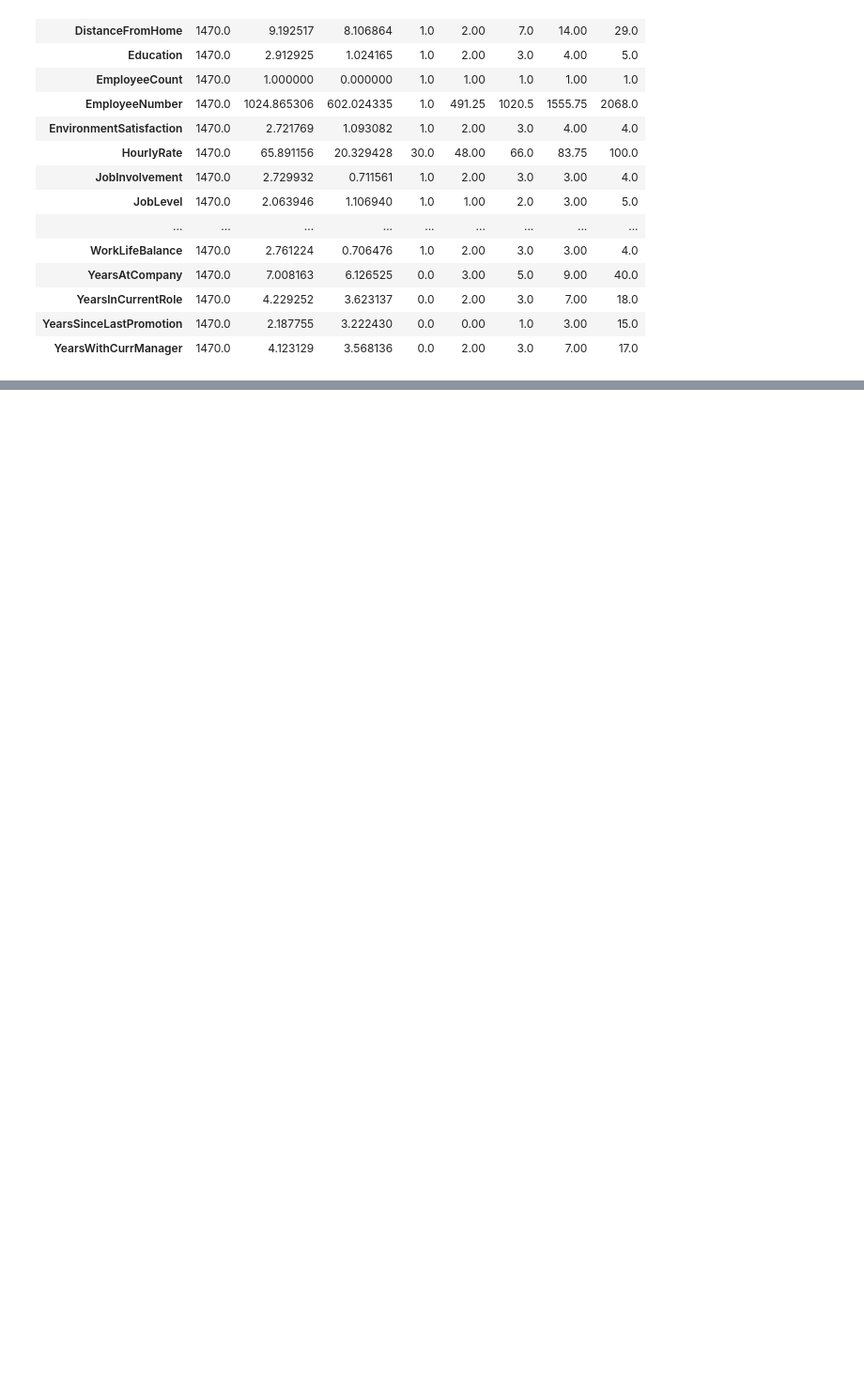
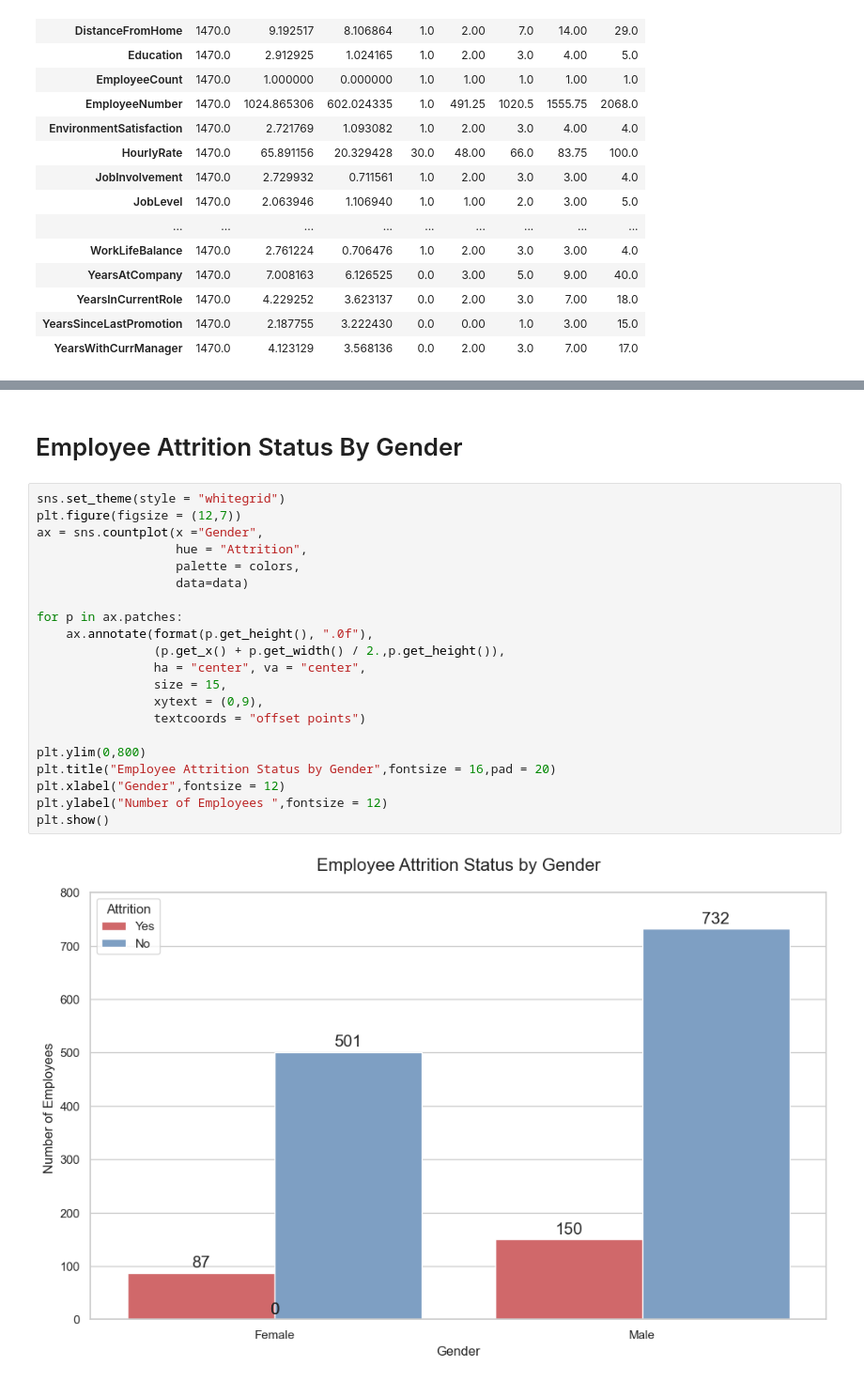
Before and after one commit to Venki01a/HexSoftwares_Model-Evaluation, a Jupyter notebook: Employee_Attrition_Prediction.ipynb, the cells around one changed output, grey strips where cells are left out. Shown at 94% size. Drawn from its saved outputs; the diff is of its cells as text; blank space fills up the shorter version.

```diff
--- a/Employee_Attrition_Prediction.ipynb
+++ b/Employee_Attrition_Prediction.ipynb
@@ -153,0 +276,25 @@ data.describe().T
+# %% [markdown]
+# Employee Attrition Status By Gender
+# %%
+sns.set_theme(style = "whitegrid")
+plt.figure(figsize = (12,7))
+ax = sns.countplot(x ="Gender",
+                   hue = "Attrition",
+                   palette = colors,
+                   data=data)
+
+for p in ax.patches:
+    ax.annotate(format(p.get_height(), ".0f"),
+                (p.get_x() + p.get_width() / 2.,p.get_height()),
+                ha = "center", va = "center",
+                size = 15,
+                xytext = (0,9),
+                textcoords = "offset points")
+
+plt.ylim(0,800)
+plt.title("Employee Attrition Status by Gender",fontsize = 16,pad = 20)
+plt.xlabel("Gender",fontsize = 12)
+plt.ylabel("Number of Employees ",fontsize = 12)
+plt.show()
+# %% [output]
+[figure, added]
```
Also changed, not shown: parts of 84 cells of this notebook.
